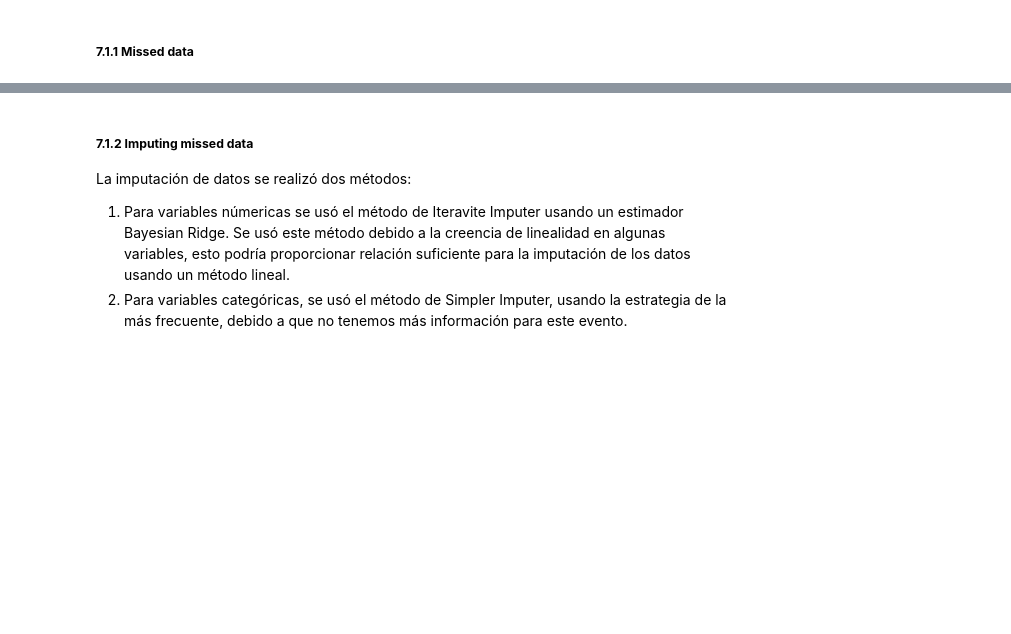
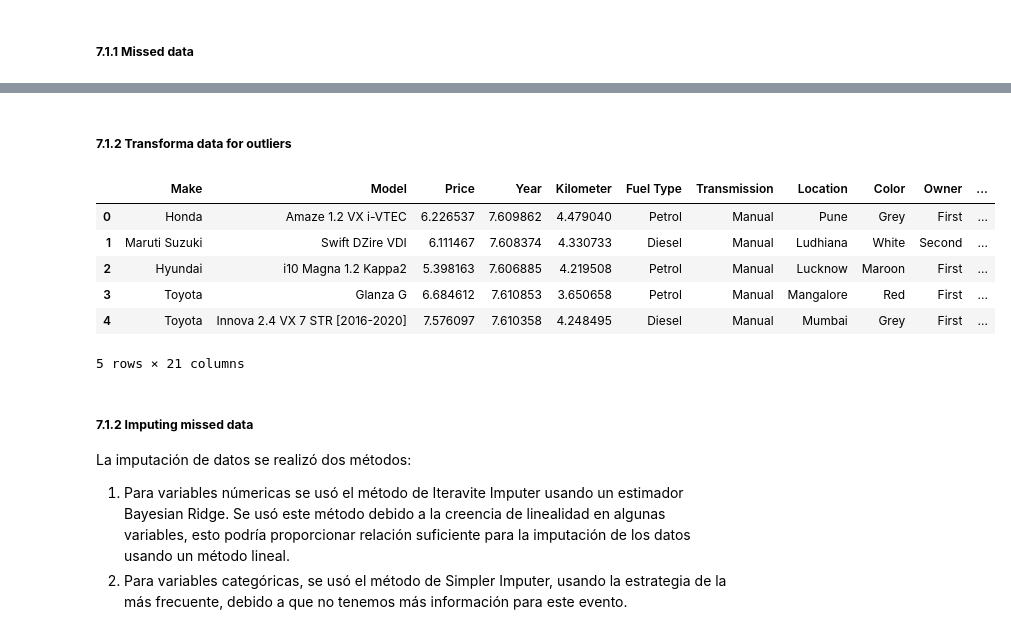
Before and after one commit to Emmaquantum/Data-Science-project-Vehicles, a Jupyter notebook: Main.ipynb, the cells around one changed output, grey strips where cells are left out. Cells and saved outputs as stored; diff of their text form; code cells hidden in the pictures; blank space fills up the shorter version.

```diff
--- a/Main.ipynb
+++ b/Main.ipynb
@@ -801,4 +816,20 @@ Height                468
 dtype: int64
+# %% [markdown]
+##### **7.1.2 Transforma data for outliers**
+# %%
+#Transform Numerical variables in logarithmic scale
+data_log = data_.copy()
+columnas_numericas = data_.select_dtypes(include=['int', 'float']).columns
+data_log[columnas_numericas] = data_[columnas_numericas].apply(lambda x: np.log(x + 1))  # Adding 1 to avoid log(0)
+data_log.head()
+# %% [output]
+|  | Make | Model | Price | Year | Kilometer | Fuel Type | Transmission | Location | Color | Owner | ... |
+| 0 | Honda | Amaze 1.2 VX i-VTEC | 6.226537 | 7.609862 | 4.479040 | Petrol | Manual | Pune | Grey | First | ... |
+| 1 | Maruti Suzuki | Swift DZire VDI | 6.111467 | 7.608374 | 4.330733 | Diesel | Manual | Ludhiana | White | Second | ... |
+| 2 | Hyundai | i10 Magna 1.2 Kappa2 | 5.398163 | 7.606885 | 4.219508 | Petrol | Manual | Lucknow | Maroon | First | ... |
+| 3 | Toyota | Glanza G | 6.684612 | 7.610853 | 3.650658 | Petrol | Manual | Mangalore | Red | First | ... |
+| 4 | Toyota | Innova 2.4 VX 7 STR [2016-2020] | 7.576097 | 7.610358 | 4.248495 | Diesel | Manual | Mumbai | Grey | First | ... |
+5 rows × 21 columns
 # %% [markdown]
 ##### **7.1.2 Imputing missed data**
 
```
Also changed, not shown: parts of 40 cells of this notebook.
